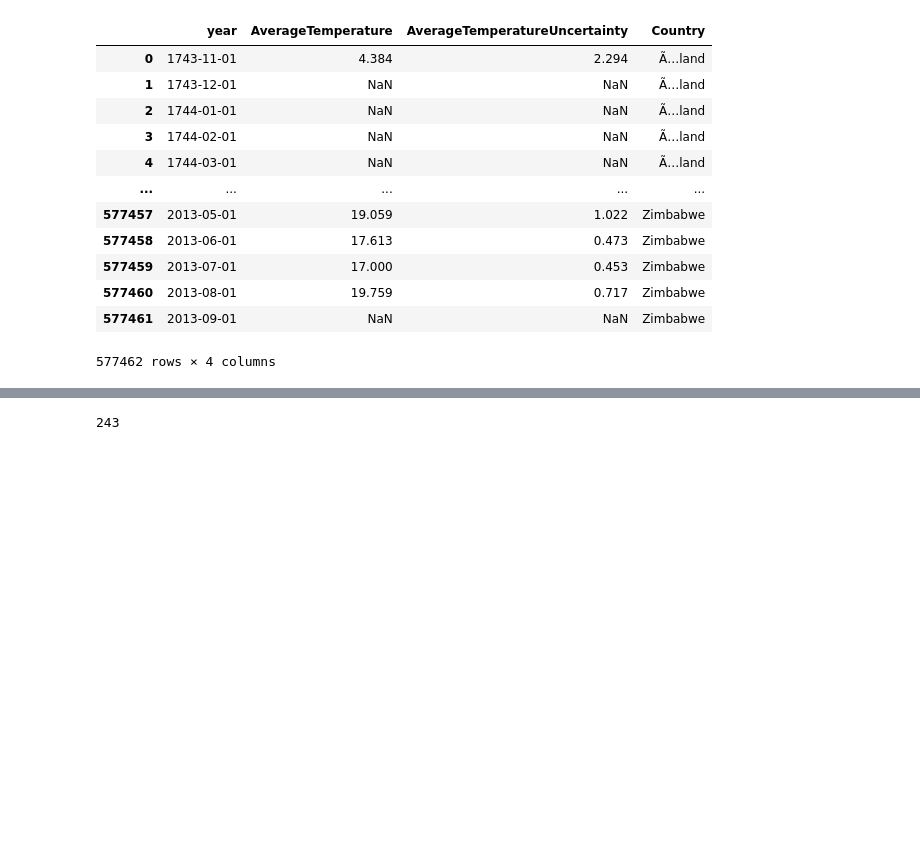
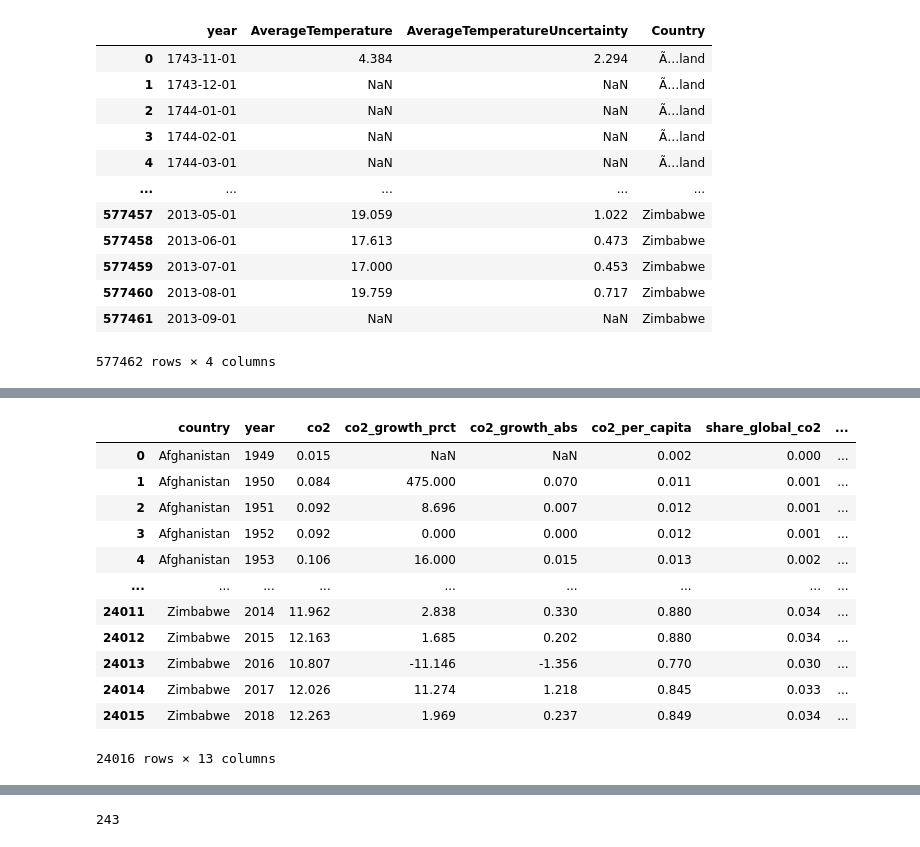
Before and after one commit to CUDAEnviron/Environmental_Proj, a Jupyter notebook: cleaning and exploratory analysis.ipynb, the cells around one changed output, grey strips where cells are left out. Saved outputs shown, nothing was run; the diff lists cells and outputs as text; code cells hidden in the pictures; blank space fills up the shorter version.

```diff
--- a/cleaning and exploratory analysis.ipynb
+++ b/cleaning and exploratory analysis.ipynb
@@ -41,0 +65,18 @@ temps_df
+# %%
+#Drop columns with NAs over 30%
+co2_df = co2_df.drop(['iso_code', 'consumption_co2', 'trade_co2','trade_co2_share', 'consumption_co2_per_capita', 'co2_per_gdp','consumption_co2_per_gdp','co2_per_unit_energy','cement_co2','coal_co2','flaring_co2','gas_co2', 'cement_co2_per_capita','coal_co2_per_capita','flaring_co2_per_capita','gas_co2_per_capita', 'ghg_per_capita','methane', 'methane_per_capita','nitrous_oxide','nitrous_oxide_per_capita','primary_energy_consumption','energy_per_capita','energy_per_gdp', 'gdp'], axis=1)
+co2_df
+# %% [output]
+|  | country | year | co2 | co2_growth_prct | co2_growth_abs | co2_per_capita | share_global_co2 | ... |
+| 0 | Afghanistan | 1949 | 0.015 | NaN | NaN | 0.002 | 0.000 | ... |
+| 1 | Afghanistan | 1950 | 0.084 | 475.000 | 0.070 | 0.011 | 0.001 | ... |
+| 2 | Afghanistan | 1951 | 0.092 | 8.696 | 0.007 | 0.012 | 0.001 | ... |
+| 3 | Afghanistan | 1952 | 0.092 | 0.000 | 0.000 | 0.012 | 0.001 | ... |
+| 4 | Afghanistan | 1953 | 0.106 | 16.000 | 0.015 | 0.013 | 0.002 | ... |
+| ... | ... | ... | ... | ... | ... | ... | ... | ... |
+| 24011 | Zimbabwe | 2014 | 11.962 | 2.838 | 0.330 | 0.880 | 0.034 | ... |
+| 24012 | Zimbabwe | 2015 | 12.163 | 1.685 | 0.202 | 0.880 | 0.034 | ... |
+| 24013 | Zimbabwe | 2016 | 10.807 | -11.146 | -1.356 | 0.770 | 0.030 | ... |
+| 24014 | Zimbabwe | 2017 | 12.026 | 11.274 | 1.218 | 0.845 | 0.033 | ... |
+| 24015 | Zimbabwe | 2018 | 12.263 | 1.969 | 0.237 | 0.849 | 0.034 | ... |
+24016 rows × 13 columns
```
Also changed, not shown: parts of 10 cells of this notebook, 1 other file.
